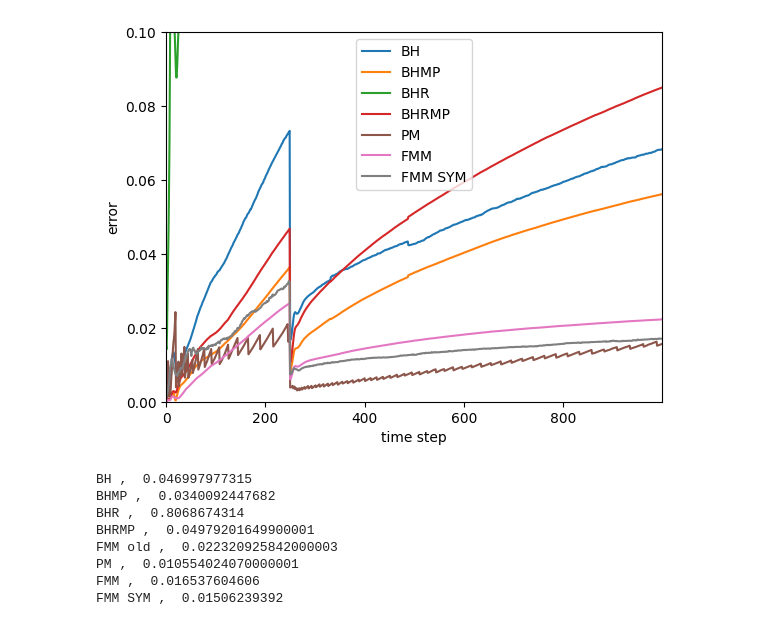
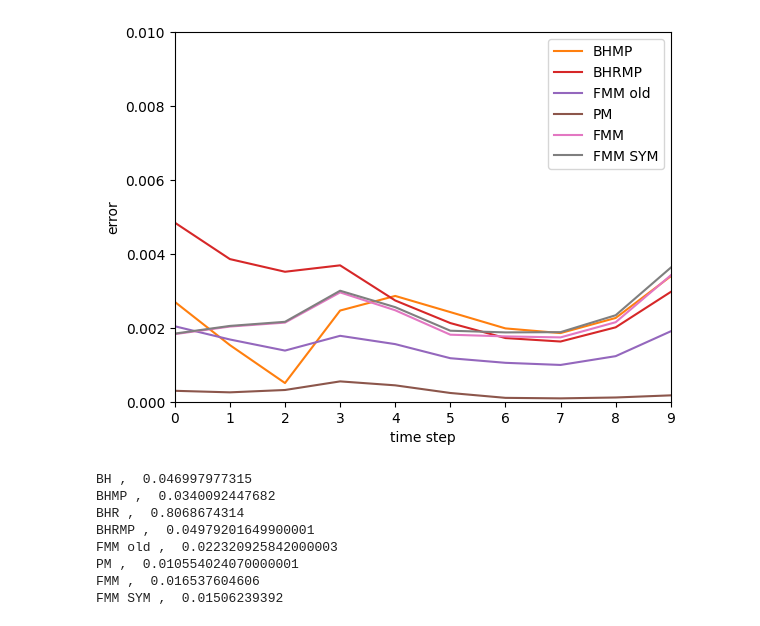
Before and after one commit to LucasFurer/MasterThesisLucas, a Jupyter notebook: grapher.ipynb, the cells around one changed output. Cells and saved outputs as stored; diff of their text form; code cells hidden in the pictures.

```diff
--- a/grapher.ipynb
+++ b/grapher.ipynb
@@ -10,19 +10,19 @@ import numpy as np
 # define what is what color
 plotColors = plt.rcParams['axes.prop_cycle'].by_key()['color']
 typeColor = {
-    "BH" :             plotColors[0],
-    "BHMP" :           plotColors[1],
-    "BHR" :            plotColors[2],
-    "BHRMP" :          plotColors[3],
-    #"FMM old" :        plotColors[4],
-    "PM" :             plotColors[4],
-    "FMM" :            plotColors[5],
-    "FMM SYM" :        plotColors[6],
+    "BH" :              plotColors[0],
+    "BHMP" :            plotColors[1],
+    "BHR" :             plotColors[2],
+    "BHRMP" :           plotColors[3],
+    "FMM old" :         plotColors[4],
+    "PM" :              plotColors[5],
+    "FMM" :             plotColors[6],
+    "FMM SYM" :         plotColors[7],
     #"naive" :          plotColors[7],
-    #"test" :          plotColors[9],
-    "varying FMM" :        plotColors[7],
-    "varying FMM SYM" :        plotColors[8],
-     "varying BH" :        plotColors[9],
+    #"test" :           plotColors[9],
+    #"varying FMM" :     plotColors[8],
+    #"varying FMM SYM" : plotColors[9],
+    #"varying BH" :      plotColors[10],
 }
 
 
@@ -156,28 +156,28 @@ def findTime(csvPath, target=1.0):
     return None
 # %%
 pointAmount = "70000"
-theta = "0.5"
+theta = "1"
 dataSet = "MNIST_digits"
 perp = "30"
 
 custom_labels = {
-    os.path.join("graphCSV", dataSet, pointAmount, "perp" + perp, "tsneErrorTimestepBH_point"             + pointAmount + "_perp" + perp + "_theta" + theta + "_dataset" + dataSet + ".csv"): "BH",
+    #os.path.join("graphCSV", dataSet, pointAmount, "perp" + perp, "tsneErrorTimestepBH_point"             + pointAmount + "_perp" + perp + "_theta" + theta + "_dataset" + dataSet + ".csv"): "BH",
     os.path.join("graphCSV", dataSet, pointAmount, "perp" + perp, "tsneErrorTimestepBHMP_point"           + pointAmount + "_perp" + perp + "_theta" + theta + "_dataset" + dataSet + ".csv"): "BHMP",
-    os.path.join("graphCSV", dataSet, pointAmount, "perp" + perp, "tsneErrorTimestepBHR_point"            + pointAmount + "_perp" + perp + "_theta" + theta + "_dataset" + dataSet + ".csv"): "BHR",
+    #os.path.join("graphCSV", dataSet, pointAmount, "perp" + perp, "tsneErrorTimestepBHR_point"            + pointAmount + "_perp" + perp + "_theta" + theta + "_dataset" + dataSet + ".csv"): "BHR",
     os.path.join("graphCSV", dataSet, pointAmount, "perp" + perp, "tsneErrorTimestepBHRMP_point"          + pointAmount + "_perp" + perp + "_theta" + theta + "_dataset" + dataSet + ".csv"): "BHRMP",
-    #os.path.join("graphCSV", dataSet, pointAmount, "perp" + perp, "tsneErrorTimestepFMM_point"            + pointAmount + "_perp" + perp + "_theta" + theta + "_dataset" + dataSet + ".csv"): "FMM old",
+    os.path.join("graphCSV", dataSet, pointAmount, "perp" + perp, "tsneErrorTimestepFMM_point"            + pointAmount + "_perp" + perp + "_theta" + theta + "_dataset" + dataSet + ".csv"): "FMM old",
     os.path.join("graphCSV", dataSet, pointAmount, "perp" + perp, "tsneErrorTimestepPM_point"             + pointAmount + "_perp" + perp + "_theta" + theta + "_dataset" + dataSet + ".csv"): "PM",
     os.path.join("graphCSV", dataSet, pointAmount, "perp" + perp, "tsneErrorTimestepFMM_MORTON_point"     + pointAmount + "_perp" + perp + "_theta" + theta + "_dataset" + dataSet + ".csv"): "FMM",
     os.path.join("graphCSV", dataSet, pointAmount, "perp" + perp, "tsneErrorTimestepFMM_SYM_MORTON_point" + pointAmount + "_perp" + perp + "_theta" + theta + "_dataset" + dataSet + ".csv"): "FMM SYM",
     #os.path.join("graphCSV", dataSet, pointAmount, "perp" + perp, "tsneErrorTimesteptest_point"           + pointAmount + "_perp" + perp + "_theta" + theta + "_dataset" + dataSet + ".csv"): "test",
 }
 
 #plotGraph(custom_labels, 0, 1000,"time step", "error", "plotOutput/lines_plot.png", False, None, None, None, None)
-x_range = 1000
-y_range = 0.1
+x_range = 10
+y_range = 0.01
 plotGraph(custom_labels, 0, x_range,"time step", "error", "plotOutput/lines_plot.png", False, 0.0, x_range-1, 0.0, y_range)
 # %% [output]
-[figure, old version]
+[figure, new version]
 # %%
 pointAmount = "70000"
 theta = "0.5"
```
Also changed, not shown: parts of 2 cells of this notebook, 19 other files.
